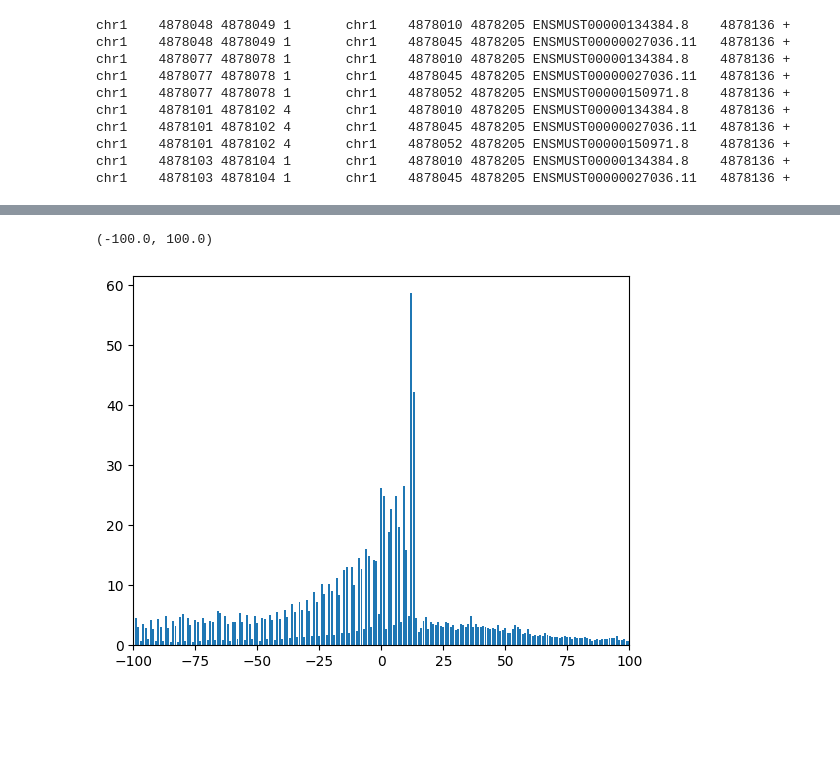
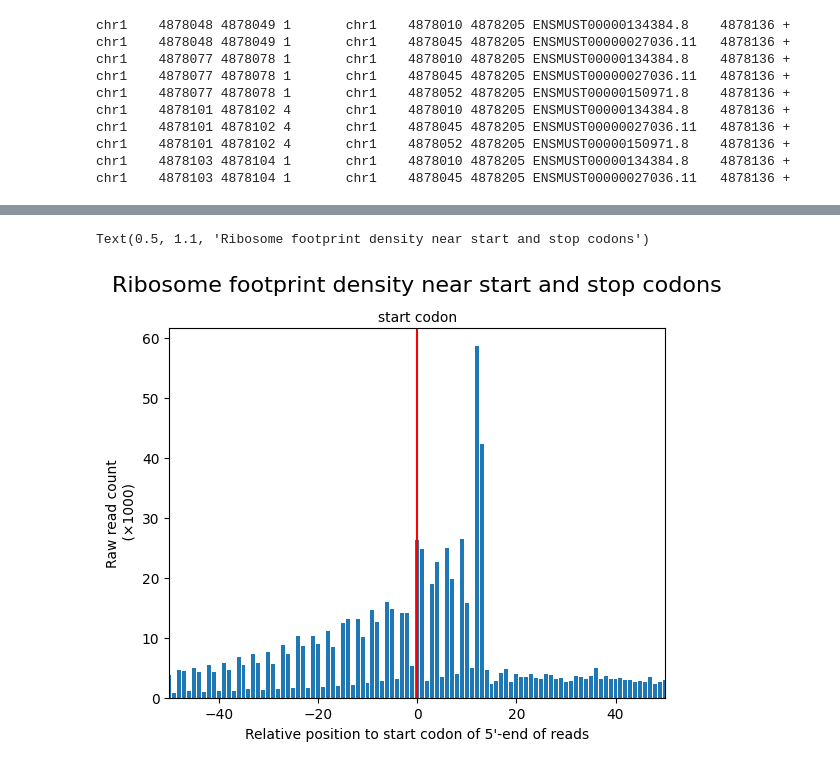
Before and after one commit to EunjinKwon/2024-Bioinformatics, a Jupyter notebook: 과제2.ipynb, the cells around one changed output, grey strips where cells are left out. Saved outputs shown, nothing was run; the diff lists cells and outputs as text; code cells hidden in the pictures; blank space fills up the shorter version.

```diff
--- a/과제2.ipynb
+++ b/과제2.ipynb
@@ -126,10 +126,15 @@ cnts['Relative position'] = cnts['startcodon'] - cnts['5\'start']
 position = cnts.groupby('Relative position')['readcount'].sum().reset_index()
 #position.head()
 #position.to_csv('filename.txt', sep='\t', index=False)
-# %%
-from matplotlib import pyplot as plt
-plt.bar(position['Relative position'], position['readcount'] / 1000, width=0.8)
-plt.xlim(-100, 100)
-# %% [output]
-(-100.0, 100.0)
-[figure, removed]
+# %%
+from matplotlib import pyplot as plt
+plt.bar(position['Relative position'], position['readcount'] / 1000, width=0.8)
+plt.xlim(-50, 50)
+plt.xlabel('Relative position to start codon of 5\'-end of reads')
+plt.ylabel('Raw read count\n (×1000)')
+plt.axvline(x=0, color='red')
+plt.text(0.5, 1.02, 'start codon', transform=plt.gca().transAxes, ha='center', color='black')
+plt.text(0.5, 1.1, 'Ribosome footprint density near start and stop codons', transform=plt.gca().transAxes, ha='center', color='black', fontsize=16)
+# %% [output]
+Text(0.5, 1.1, 'Ribosome footprint density near start and stop codons')
+[figure, added]
```
